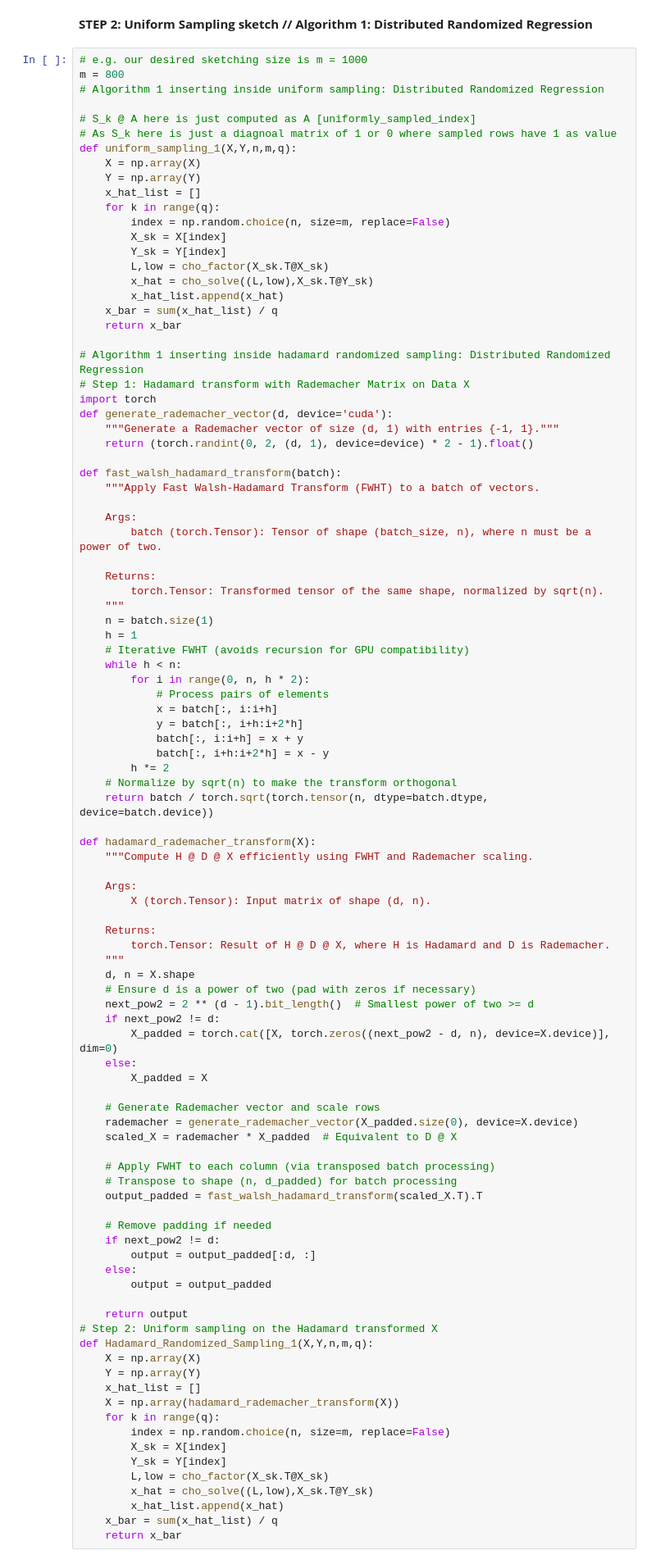
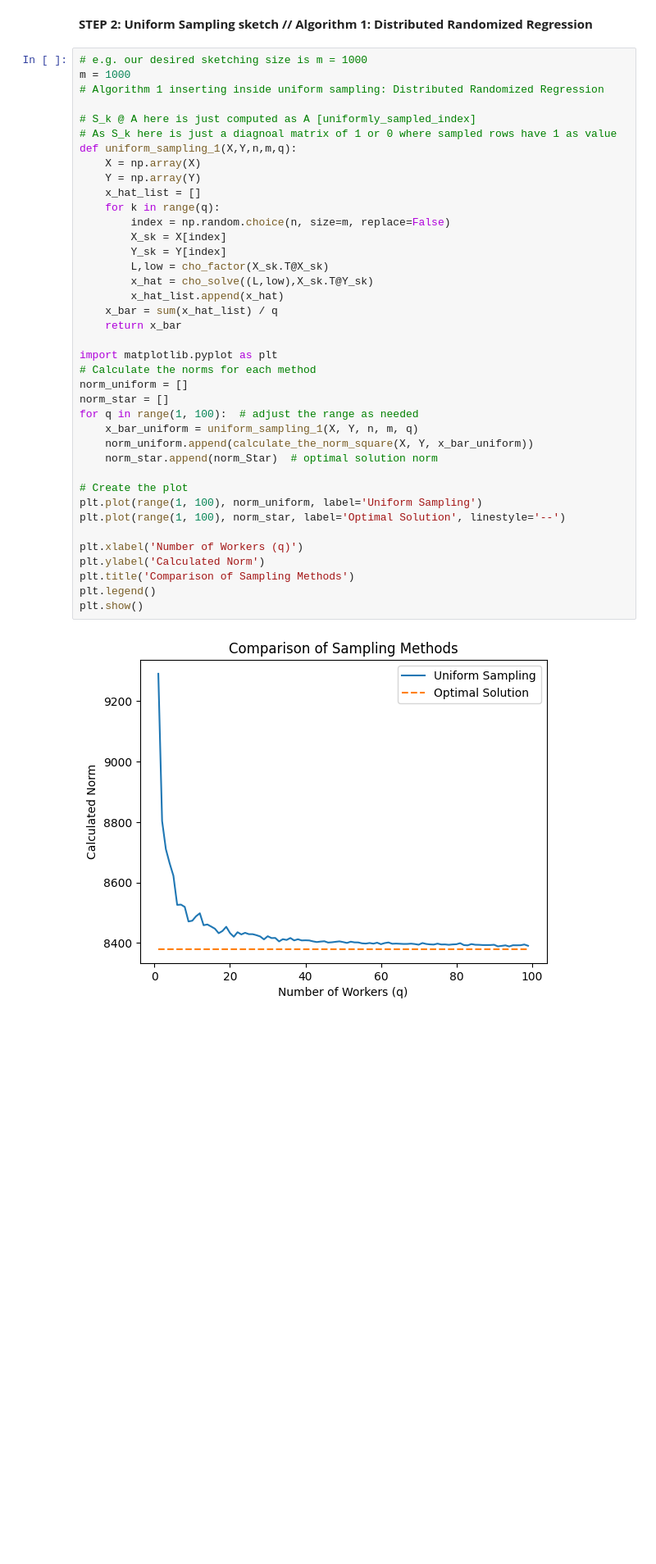
Before and after one commit to FergieLigaLlj/Statistical-Machine-Learning-Research-with-Pro.-Zhang-Zhixiang, a Jupyter notebook: Distributed Sketching for Randomized Optimization in Regression Training/step 2_Randomized Hadamard Sketch vs uniform sampling/UniformExperimentPython.ipynb, the cells around one changed output. Shown: that part at 82% size. Cells and saved outputs as stored; diff of their text form; blank space fills up the shorter version.

Commit message:
Uniform Sampling is finished, AI notebook for temporary storage.

```diff
--- a/Distributed Sketching for Randomized Optimization in Regression Training/step 2_Randomized Hadamard Sketch vs uniform sampling/UniformExperimentPython.ipynb
+++ b/Distributed Sketching for Randomized Optimization in Regression Training/step 2_Randomized Hadamard Sketch vs uniform sampling/UniformExperimentPython.ipynb
@@ -257,99 +257,42 @@ The norm square of the optimal solution is:
 **STEP 2: Uniform Sampling sketch // Algorithm 1: Distributed Randomized Regression**
 # %%
 # e.g. our desired sketching size is m = 1000
-m = 800
+m = 1000
 # Algorithm 1 inserting inside uniform sampling: Distributed Randomized Regression
 
 # S_k @ A here is just computed as A [uniformly_sampled_index]
 # As S_k here is just a diagnoal matrix of 1 or 0 where sampled rows have 1 as value
 def uniform_sampling_1(X,Y,n,m,q):
     X = np.array(X)
     Y = np.array(Y)
     x_hat_list = []
     for k in range(q):
         index = np.random.choice(n, size=m, replace=False)
         X_sk = X[index]
         Y_sk = Y[index]
         L,low = cho_factor(X_sk.T@X_sk)
         x_hat = cho_solve((L,low),X_sk.T@Y_sk)
         x_hat_list.append(x_hat)
     x_bar = sum(x_hat_list) / q
     return x_bar
 
-# Algorithm 1 inserting inside hadamard randomized sampling: Distributed Randomized Regression
-# Step 1: Hadamard transform with Rademacher Matrix on Data X
-import torch
-def generate_rademacher_vector(d, device='cuda'):
-    """Generate a Rademacher vector of size (d, 1) with entries {-1, 1}."""
-    return (torch.randint(0, 2, (d, 1), device=device) * 2 - 1).float()
+import matplotlib.pyplot as plt
+# Calculate the norms for each method
+norm_uniform = []
+norm_star = []
+for q in range(1, 100):  # adjust the range as needed
+    x_bar_uniform = uniform_sampling_1(X, Y, n, m, q)
+    norm_uniform.append(calculate_the_norm_square(X, Y, x_bar_uniform))
+    norm_star.append(norm_Star)  # optimal solution norm
 
-def fast_walsh_hadamard_transform(batch):
-    """Apply Fast Walsh-Hadamard Transform (FWHT) to a batch of vectors.
+# Create the plot
+plt.plot(range(1, 100), norm_uniform, label='Uniform Sampling')
+plt.plot(range(1, 100), norm_star, label='Optimal Solution', linestyle='--')
 
-    Args:
-        batch (torch.Tensor): Tensor of shape (batch_size, n), where n must be a power of two.
-
-    Returns:
-        torch.Tensor: Transformed tensor of the same shape, normalized by sqrt(n).
-    """
-    n = batch.size(1)
-    h = 1
-    # Iterative FWHT (avoids recursion for GPU compatibility)
-    while h < n:
-        for i in range(0, n, h * 2):
-            # Process pairs of elements
-            x = batch[:, i:i+h]
-            y = batch[:, i+h:i+2*h]
-            batch[:, i:i+h] = x + y
-            batch[:, i+h:i+2*h] = x - y
-        h *= 2
-    # Normalize by sqrt(n) to make the transform orthogonal
-    return batch / torch.sqrt(torch.tensor(n, dtype=batch.dtype, device=batch.device))
-
-def hadamard_rademacher_transform(X):
-    """Compute H @ D @ X efficiently using FWHT and Rademacher scaling.
-
-    Args:
-        X (torch.Tensor): Input matrix of shape (d, n).
-
-    Returns:
-        torch.Tensor: Result of H @ D @ X, where H is Hadamard and D is Rademacher.
-    """
-    d, n = X.shape
-    # Ensure d is a power of two (pad with zeros if necessary)
-    next_pow2 = 2 ** (d - 1).bit_length()  # Smallest power of two >= d
-    if next_pow2 != d:
-        X_padded = torch.cat([X, torch.zeros((next_pow2 - d, n), device=X.device)], dim=0)
-    else:
-        X_padded = X
-
-    # Generate Rademacher vector and scale rows
-    rademacher = generate_rademacher_vector(X_padded.size(0), device=X.device)
-    scaled_X = rademacher * X_padded  # Equivalent to D @ X
-
-    # Apply FWHT to each column (via transposed batch processing)
-    # Transpose to shape (n, d_padded) for batch processing
-    output_padded = fast_walsh_hadamard_transform(scaled_X.T).T
-
-    # Remove padding if needed
-    if next_pow2 != d:
-        output = output_padded[:d, :]
-    else:
-        output = output_padded
-
-    return output
-# Step 2: Uniform sampling on the Hadamard transformed X
-def Hadamard_Randomized_Sampling_1(X,Y,n,m,q):
-    X = np.array(X)
-    Y = np.array(Y)
-    x_hat_list = []
-    X = np.array(hadamard_rademacher_transform(X))
-    for k in range(q):
-        index = np.random.choice(n, size=m, replace=False)
-        X_sk = X[index]
-        Y_sk = Y[index]
-        L,low = cho_factor(X_sk.T@X_sk)
-        x_hat = cho_solve((L,low),X_sk.T@Y_sk)
-        x_hat_list.append(x_hat)
-    x_bar = sum(x_hat_list) / q
-    return x_bar
+plt.xlabel('Number of Workers (q)')
+plt.ylabel('Calculated Norm')
+plt.title('Comparison of Sampling Methods')
+plt.legend()
+plt.show()
+# %% [output]
+[figure, added]
```
Also changed, not shown: parts of 5 cells of this notebook, 1 other file.
